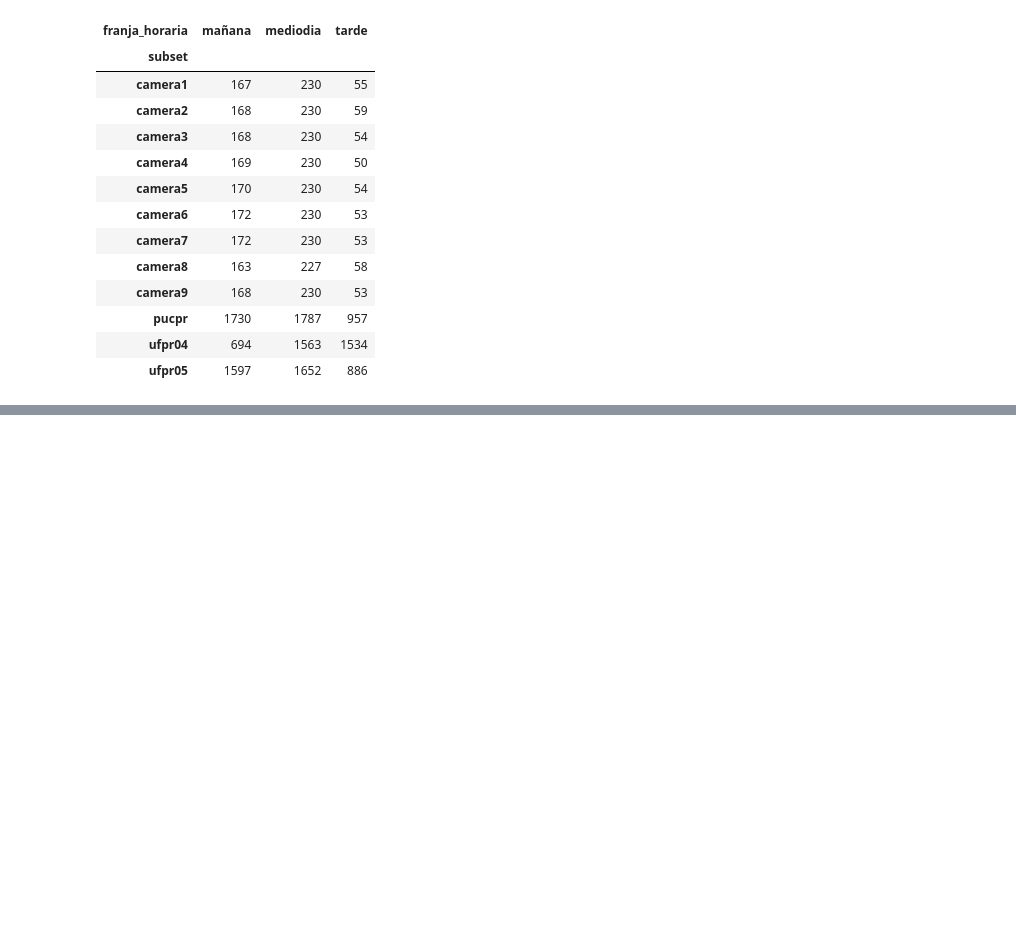
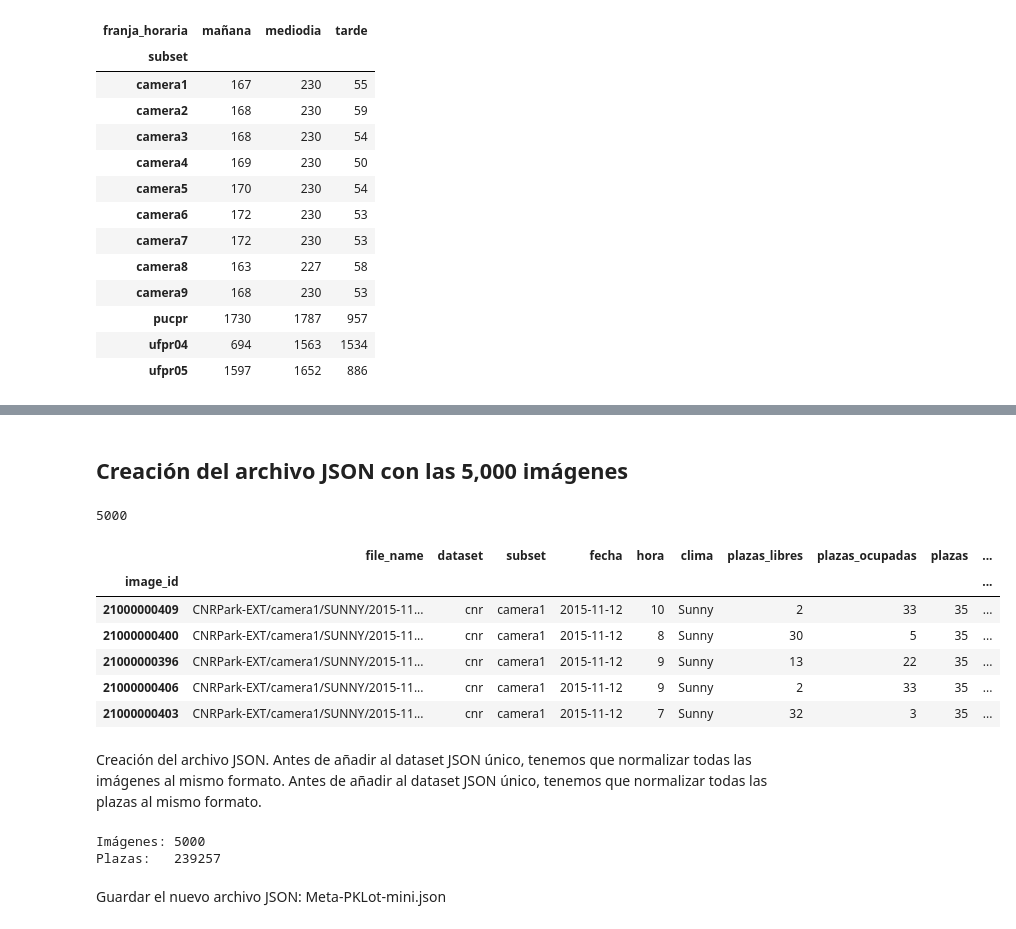
Before and after one commit to StafLoker/pic-proyecto, a Jupyter notebook: notebooks/PIC_Proyecto_Dataset_Mini.ipynb, the cells around one changed output, grey strips where cells are left out. Cells and saved outputs as stored; diff of their text form; code cells hidden in the pictures; blank space fills up the shorter version.

```diff
--- a/notebooks/PIC_Proyecto_Dataset_Mini.ipynb
+++ b/notebooks/PIC_Proyecto_Dataset_Mini.ipynb
@@ -704,0 +739,24 @@ Seleccionadas: 5000
+# %% [markdown]
+## Creación del archivo JSON con las 5,000 imágenes
+# %%
+ids_elegidos=set(tabla_muestreada['image_id'])
+
+# Vemos cuantos ids elegidos hay
+print(len(ids_elegidos)) # Debe sesr 5,000 imágenes total
+
+# Ponemos los ids como la etiqueta de cada fila
+tabla_muestreada_2=tabla_muestreada.set_index('image_id')
+tabla_muestreada_2.head(5)
+# %% [output]
+5000
+|  | file_name | dataset | subset | fecha | hora | clima | plazas_libres | plazas_ocupadas | plazas | ... |
+| image_id |  |  |  |  |  |  |  |  |  | ... |
+| 21000000409 | CNRPark-EXT/camera1/SUNNY/2015-11... | cnr | camera1 | 2015-11-12 | 10 | Sunny | 2 | 33 | 35 | ... |
+| 21000000400 | CNRPark-EXT/camera1/SUNNY/2015-11... | cnr | camera1 | 2015-11-12 | 8 | Sunny | 30 | 5 | 35 | ... |
+| 21000000396 | CNRPark-EXT/camera1/SUNNY/2015-11... | cnr | camera1 | 2015-11-12 | 9 | Sunny | 13 | 22 | 35 | ... |
+| 21000000406 | CNRPark-EXT/camera1/SUNNY/2015-11... | cnr | camera1 | 2015-11-12 | 9 | Sunny | 2 | 33 | 35 | ... |
+| 21000000403 | CNRPark-EXT/camera1/SUNNY/2015-11... | cnr | camera1 | 2015-11-12 | 7 | Sunny | 32 | 3 | 35 | ... |
+# %% [markdown]
+Creación del archivo JSON.
+Antes de añadir al dataset JSON único, tenemos que normalizar todas las imágenes al mismo formato.
+Antes de añadir al dataset JSON único, tenemos que normalizar todas las plazas al mismo formato.
@@ -704,0 +839,8 @@ Seleccionadas: 5000
+# %%
+print("Imágenes:", len(mini['images']))
+print("Plazas:  ", len(mini['annotations']))
+# %% [output]
+Imágenes: 5000
+Plazas:   239257
+# %% [markdown]
+Guardar el nuevo archivo JSON: Meta-PKLot-mini.json
```
Also changed, not shown: parts of 14 cells of this notebook.
